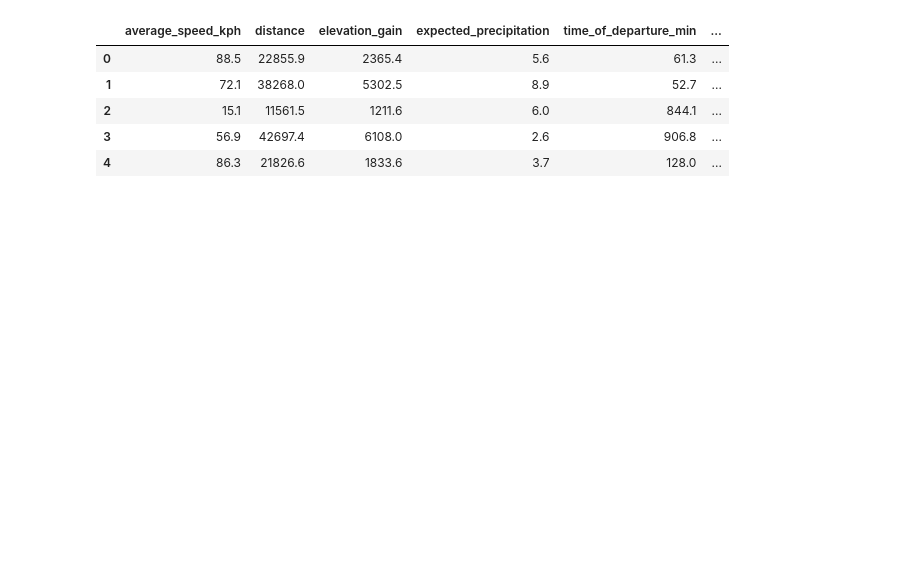
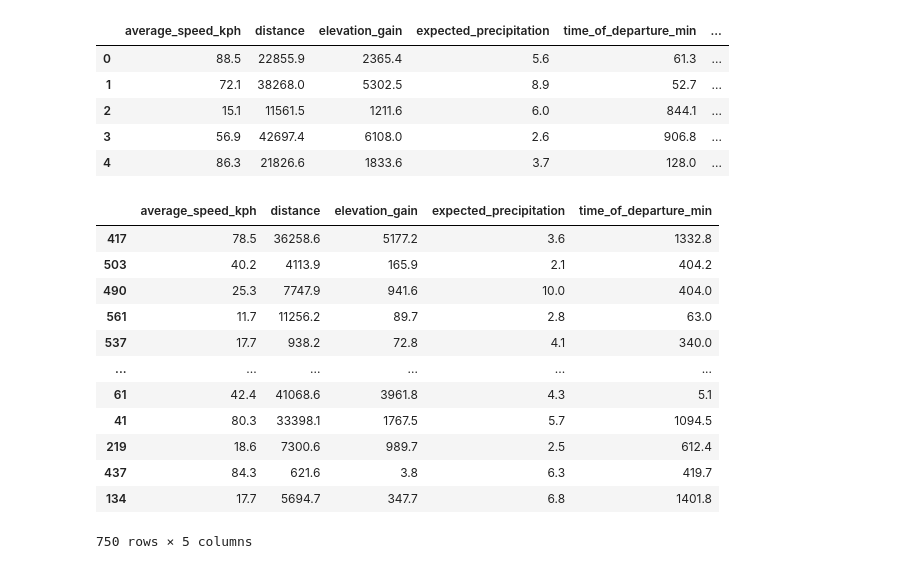
Before and after one commit to viggotw/Optimization, a Jupyter notebook: OMLT/02_train_model.ipynb, the cells around one changed output. Drawn from its saved outputs; the diff is of its cells as text; code cells hidden in the pictures; blank space fills up the shorter version.

```diff
--- a/OMLT/02_train_model.ipynb
+++ b/OMLT/02_train_model.ipynb
@@ -22,6 +23,22 @@ df.head()
 # %%
 X, y = df.drop(columns='energy_consumption'), df['energy_consumption']
 X_train, X_test, y_train, y_test = train_test_split(X, y)
+# %%
+X_train
+# %% [output]
+|  | average_speed_kph | distance | elevation_gain | expected_precipitation | time_of_departure_min |
+| 417 | 78.5 | 36258.6 | 5177.2 | 3.6 | 1332.8 |
+| 503 | 40.2 | 4113.9 | 165.9 | 2.1 | 404.2 |
+| 490 | 25.3 | 7747.9 | 941.6 | 10.0 | 404.0 |
+| 561 | 11.7 | 11256.2 | 89.7 | 2.8 | 63.0 |
+| 537 | 17.7 | 938.2 | 72.8 | 4.1 | 340.0 |
+| ... | ... | ... | ... | ... | ... |
+| 61 | 42.4 | 41068.6 | 3961.8 | 4.3 | 5.1 |
+| 41 | 80.3 | 33398.1 | 1767.5 | 5.7 | 1094.5 |
+| 219 | 18.6 | 7300.6 | 989.7 | 2.5 | 612.4 |
+| 437 | 84.3 | 621.6 | 3.8 | 6.3 | 419.7 |
+| 134 | 17.7 | 5694.7 | 347.7 | 6.8 | 1401.8 |
+750 rows × 5 columns
 # %%
 models = {
     'LinearRegression': LinearRegression(),
```
Also changed, not shown: parts of 7 cells of this notebook, 6 other files.
